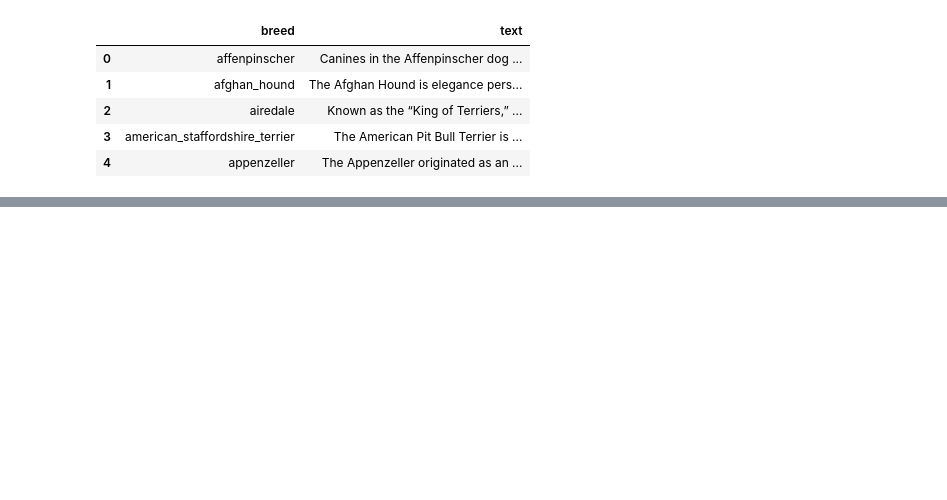
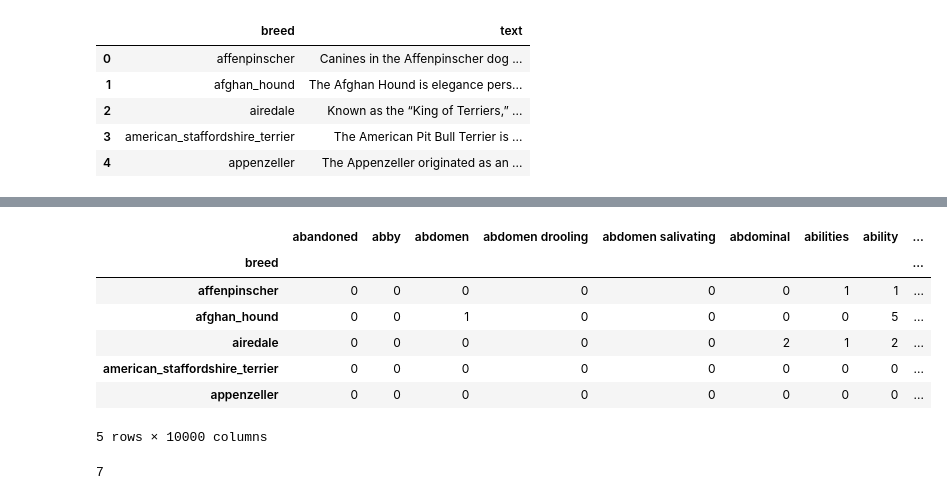
Before and after one commit to aawiegel/Poochr, a Jupyter notebook: PoochrScoopr.ipynb, the cells around one changed output, grey strips where cells are left out. Saved outputs shown, nothing was run; the diff lists cells and outputs as text; code cells hidden in the pictures; blank space fills up the shorter version.

```diff
--- a/PoochrScoopr.ipynb
+++ b/PoochrScoopr.ipynb
@@ -762,0 +791,23 @@ breed_text_df.head()
+# %%
+stop_words = text.ENGLISH_STOP_WORDS.union(dog_stop_words)
+# %%
+dog_count_vec = CountVectorizer(min_df = 4, max_df=0.95,
+                                stop_words=stop_words, ngram_range = (1, 2),
+                               max_features=10000, token_pattern='(?u)\\b[a-zA-Z]+\\b')
+# %%
+dog_count_mat = dog_count_vec.fit_transform(breed_text_df.text)
+# %%
+dog_count_df = pd.DataFrame(dog_count_mat.toarray(),
+                            columns=dog_count_vec.get_feature_names(),
+                            index=breed_text_df.breed)
+# %%
+dog_count_df.head()
+# %% [output]
+|  | abandoned | abby | abdomen | abdomen drooling | abdomen salivating | abdominal | abilities | ability | ... |
+| breed |  |  |  |  |  |  |  |  | ... |
+| affenpinscher | 0 | 0 | 0 | 0 | 0 | 0 | 1 | 1 | ... |
+| afghan_hound | 0 | 0 | 1 | 0 | 0 | 0 | 0 | 5 | ... |
+| airedale | 0 | 0 | 0 | 0 | 0 | 2 | 1 | 2 | ... |
+| american_staffordshire_terrier | 0 | 0 | 0 | 0 | 0 | 0 | 0 | 0 | ... |
+| appenzeller | 0 | 0 | 0 | 0 | 0 | 0 | 0 | 0 | ... |
+5 rows × 10000 columns
@@ -762,0 +820,4 @@ breed_text_df.head()
+# %%
+new_doc_mat.todense().sum()
+# %% [output]
+7
```
Also changed, not shown: parts of 21 cells of this notebook.
